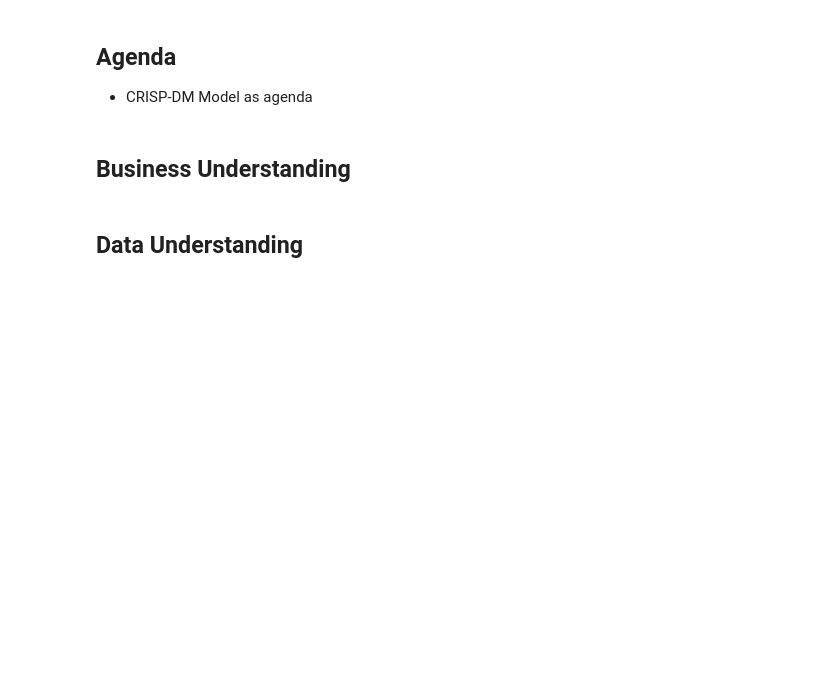
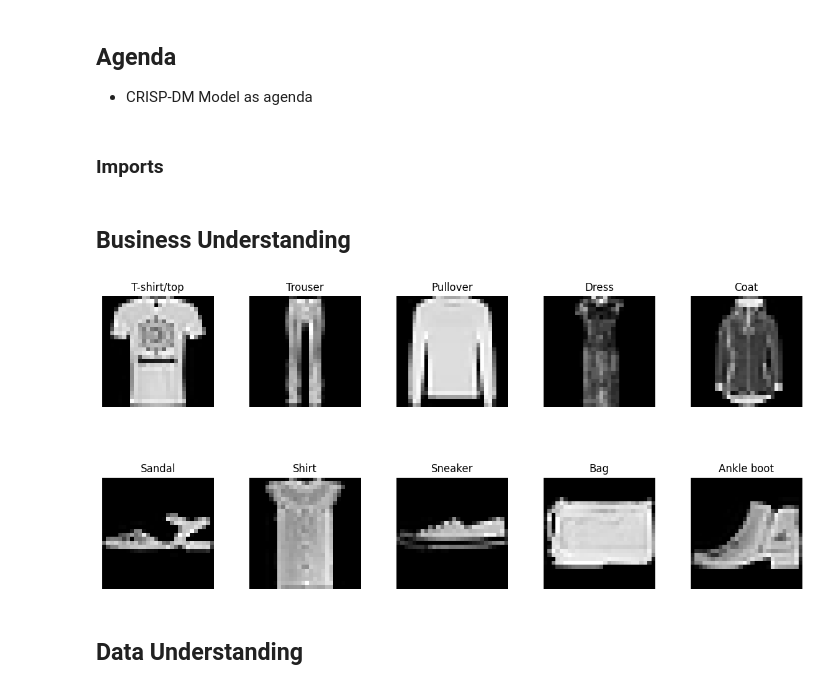
Before and after one commit to LuisaIb/fashion-tuning, a Jupyter notebook: 01presentation.ipynb, the cells around one changed output. Cells and saved outputs as stored; diff of their text form; code cells hidden in the pictures; blank space fills up the shorter version.

```diff
--- a/01presentation.ipynb
+++ b/01presentation.ipynb
@@ -9,3 +9,5 @@ other options for titles:
 # %% [markdown]
 ## Agenda
 - CRISP-DM Model as agenda
+# %% [markdown]
+### Imports
@@ -12,4 +37,14 @@ other options for titles:
 # %% [markdown]
 ## Business Understanding
+# %%
+%load_ext autoreload
+%autoreload 2
+
+from src.eda import EDA
+eda = EDA()
+# %%
+eda.display_random_images()
+# %% [output]
+[figure, added]
 # %% [markdown]
 ## Data Understanding
```
Also changed, not shown: parts of 6 cells of this notebook.
